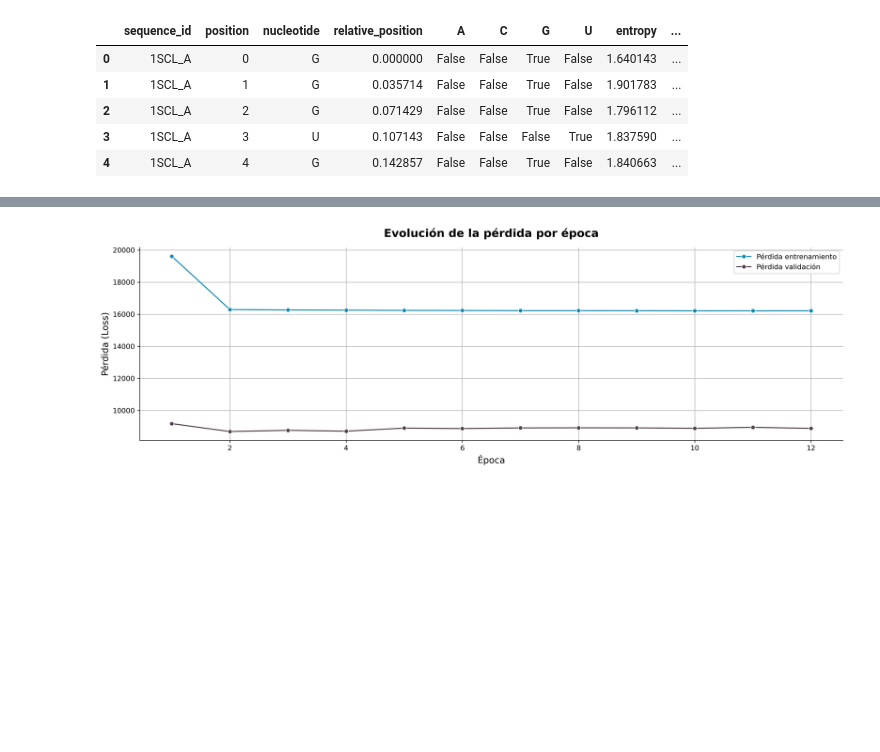
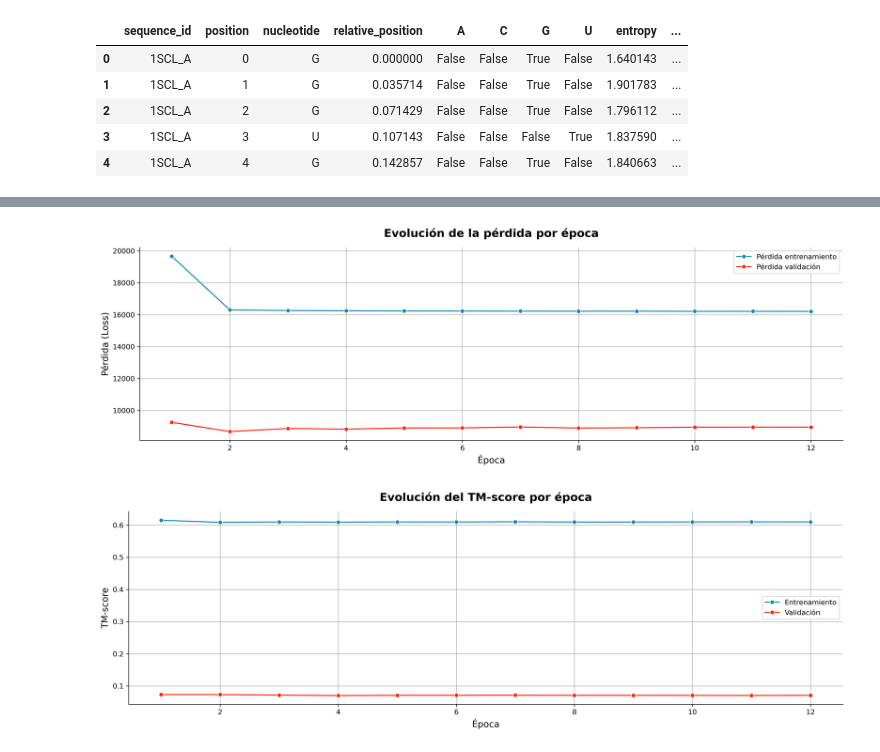
Before and after one commit to rospeltof/Stanford-RNA-3D-FOLDING, a Jupyter notebook: code/03_Modeling.ipynb, the cells around one changed output, grey strips where cells are left out. Cells and saved outputs as stored; diff of their text form; code cells hidden in the pictures; blank space fills up the shorter version.

```diff
--- a/code/03_Modeling.ipynb
+++ b/code/03_Modeling.ipynb
@@ -53,9 +96,9 @@ train_meta = df_train[['sequence_id', 'position']].reset_index(drop=True)
 val_meta = df_val[['sequence_id', 'position']].reset_index(drop=True)
 
 #Callback
-tm_callback = TMScoreCallback(
-    X_train, y_train, train_meta,
-    X_val, y_val, val_meta
+tm_callback = TMScoreLogger(
+    X_train, y_train,
+    X_val, y_val
 )
 # %%
 df_train.head()
@@ -94,8 +137,11 @@ def build_model(input_dim=6):
     return model
 # %%
 model = build_model()
-model.compile(optimizer='adam', loss='mse', metrics=['mae'])
+model.compile(optimizer='adam', loss='mse', metrics=['mae', 'mse'])
 # %%
+tm_train_scores = []
+tm_val_scores = []
+
 history = model.fit(
     X_train, y_train,
     validation_data=(X_val, y_val),
@@ -125,4 +171,5 @@ Epoch 12 — TM-score Train: 0.0026, Val: 0.0053
 # %%
-plot_training_history(history, train_tm_score= None, val_tm_score= None)
+plot_training_history(history, train_tm_score= tm_train_scores, val_tm_score= tm_val_scores)
 # %% [output]
-[figure, old version]
+[figure, new version]
+[figure, added]
```
Also changed, not shown: parts of 9 cells of this notebook, 1 other file.
